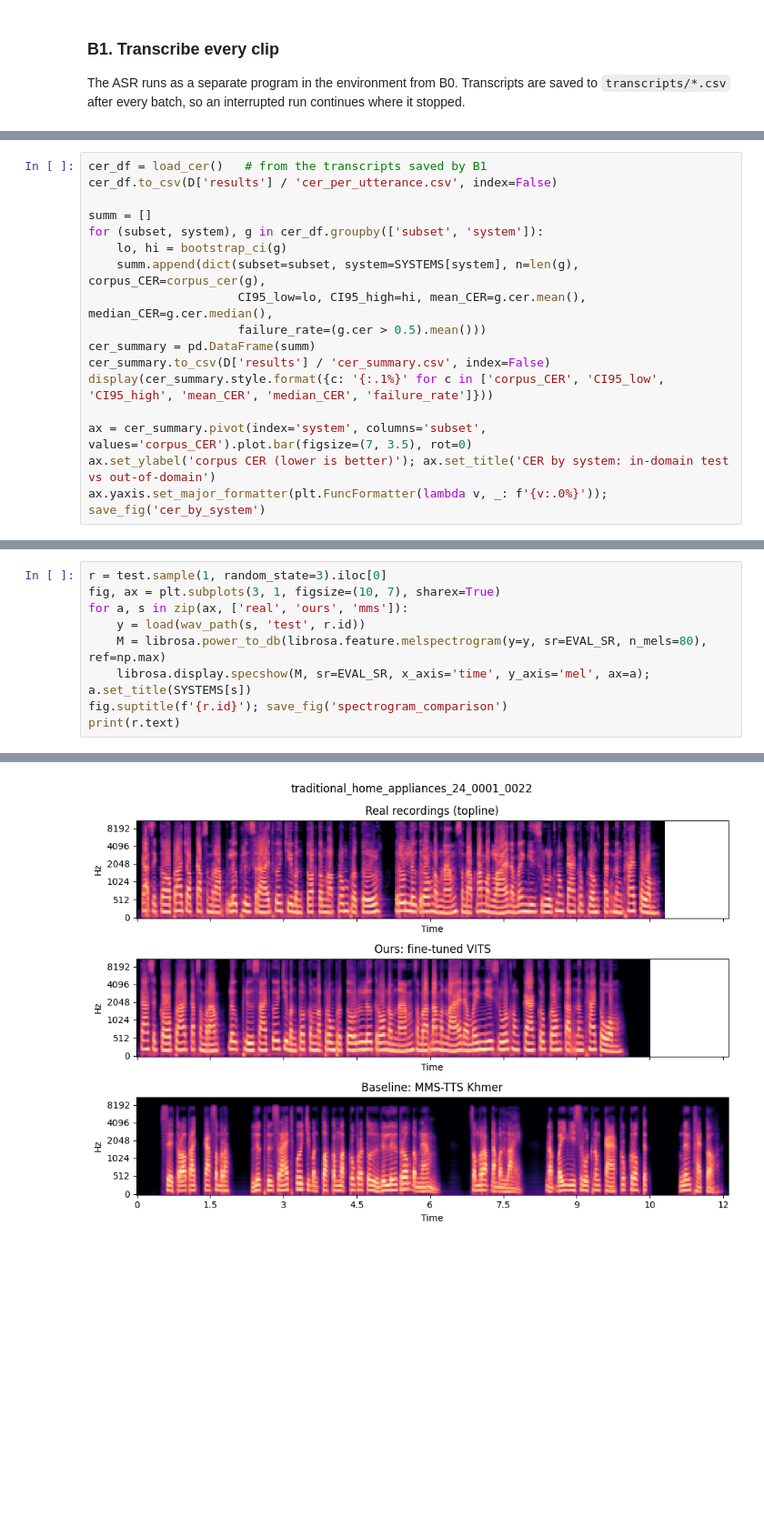
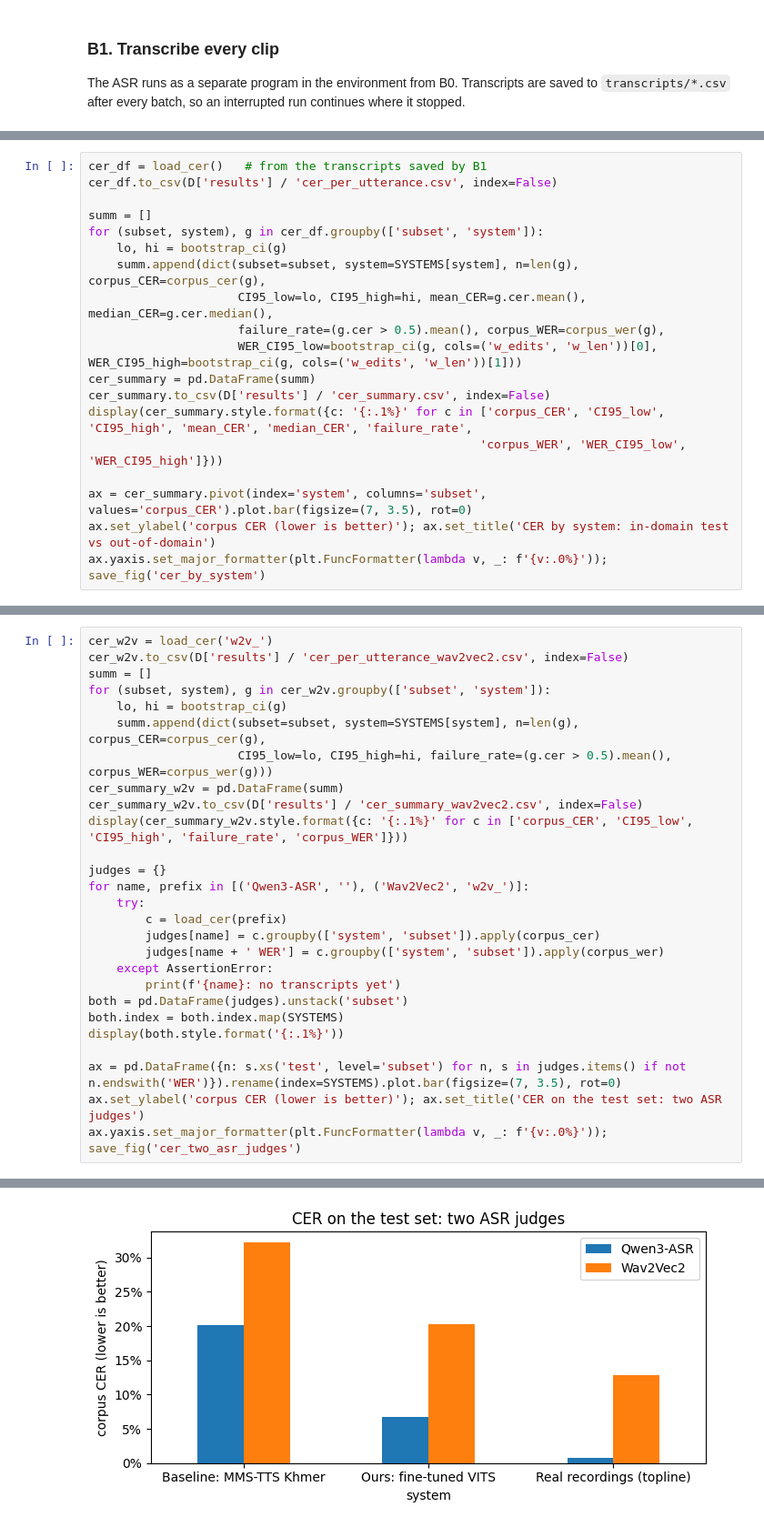
Before and after one commit to Ansovannchakriya/khmer-tts-nlp, a Jupyter notebook: notebooks/4_evaluation.ipynb, the cells around one changed output, grey strips where cells are left out. Shown at 91% size. Cells and saved outputs as stored; diff of their text form; blank space fills up the shorter version.

Commit message:
Update Step 4 with final results: WER and Wav2Vec2

```diff
--- a/notebooks/4_evaluation.ipynb
+++ b/notebooks/4_evaluation.ipynb
@@ -508,10 +580,12 @@ for (subset, system), g in cer_df.groupby(['subset', 'system']):
     lo, hi = bootstrap_ci(g)
     summ.append(dict(subset=subset, system=SYSTEMS[system], n=len(g), corpus_CER=corpus_cer(g),
                      CI95_low=lo, CI95_high=hi, mean_CER=g.cer.mean(), median_CER=g.cer.median(),
-                     failure_rate=(g.cer > 0.5).mean()))
+                     failure_rate=(g.cer > 0.5).mean(), corpus_WER=corpus_wer(g),
+                     WER_CI95_low=bootstrap_ci(g, cols=('w_edits', 'w_len'))[0], WER_CI95_high=bootstrap_ci(g, cols=('w_edits', 'w_len'))[1]))
 cer_summary = pd.DataFrame(summ)
 cer_summary.to_csv(D['results'] / 'cer_summary.csv', index=False)
-display(cer_summary.style.format({c: '{:.1%}' for c in ['corpus_CER', 'CI95_low', 'CI95_high', 'mean_CER', 'median_CER', 'failure_rate']}))
+display(cer_summary.style.format({c: '{:.1%}' for c in ['corpus_CER', 'CI95_low', 'CI95_high', 'mean_CER', 'median_CER', 'failure_rate',
+                                                       'corpus_WER', 'WER_CI95_low', 'WER_CI95_high']}))
 
 ax = cer_summary.pivot(index='system', columns='subset', values='corpus_CER').plot.bar(figsize=(7, 3.5), rot=0)
 ax.set_ylabel('corpus CER (lower is better)'); ax.set_title('CER by system: in-domain test vs out-of-domain')
@@ -593,10 +668,28 @@ ax[1].axvline(1, c='k', lw=1, ls='--'); ax[0].legend(); save_fig('mcd_duration_h
 # %%
-r = test.sample(1, random_state=3).iloc[0]
-fig, ax = plt.subplots(3, 1, figsize=(10, 7), sharex=True)
-for a, s in zip(ax, ['real', 'ours', 'mms']):
-    y = load(wav_path(s, 'test', r.id))
-    M = librosa.power_to_db(librosa.feature.melspectrogram(y=y, sr=EVAL_SR, n_mels=80), ref=np.max)
-    librosa.display.specshow(M, sr=EVAL_SR, x_axis='time', y_axis='mel', ax=a); a.set_title(SYSTEMS[s])
-fig.suptitle(f'{r.id}'); save_fig('spectrogram_comparison')
-print(r.text)
+cer_w2v = load_cer('w2v_')
+cer_w2v.to_csv(D['results'] / 'cer_per_utterance_wav2vec2.csv', index=False)
+summ = []
+for (subset, system), g in cer_w2v.groupby(['subset', 'system']):
+    lo, hi = bootstrap_ci(g)
+    summ.append(dict(subset=subset, system=SYSTEMS[system], n=len(g), corpus_CER=corpus_cer(g),
+                     CI95_low=lo, CI95_high=hi, failure_rate=(g.cer > 0.5).mean(), corpus_WER=corpus_wer(g)))
+cer_summary_w2v = pd.DataFrame(summ)
+cer_summary_w2v.to_csv(D['results'] / 'cer_summary_wav2vec2.csv', index=False)
+display(cer_summary_w2v.style.format({c: '{:.1%}' for c in ['corpus_CER', 'CI95_low', 'CI95_high', 'failure_rate', 'corpus_WER']}))
+
+judges = {}
+for name, prefix in [('Qwen3-ASR', ''), ('Wav2Vec2', 'w2v_')]:
+    try:
+        c = load_cer(prefix)
+        judges[name] = c.groupby(['system', 'subset']).apply(corpus_cer)
+        judges[name + ' WER'] = c.groupby(['system', 'subset']).apply(corpus_wer)
+    except AssertionError:
+        print(f'{name}: no transcripts yet')
+both = pd.DataFrame(judges).unstack('subset')
+both.index = both.index.map(SYSTEMS)
+display(both.style.format('{:.1%}'))
+
+ax = pd.DataFrame({n: s.xs('test', level='subset') for n, s in judges.items() if not n.endswith('WER')}).rename(index=SYSTEMS).plot.bar(figsize=(7, 3.5), rot=0)
+ax.set_ylabel('corpus CER (lower is better)'); ax.set_title('CER on the test set: two ASR judges')
+ax.yaxis.set_major_formatter(plt.FuncFormatter(lambda v, _: f'{v:.0%}')); save_fig('cer_two_asr_judges')
 # %% [output]
@@ -603 +708 @@ print(r.text)
-[figure, old version]
+[figure, new version]
```
Also changed, not shown: parts of 34 cells of this notebook, 28 other files.
